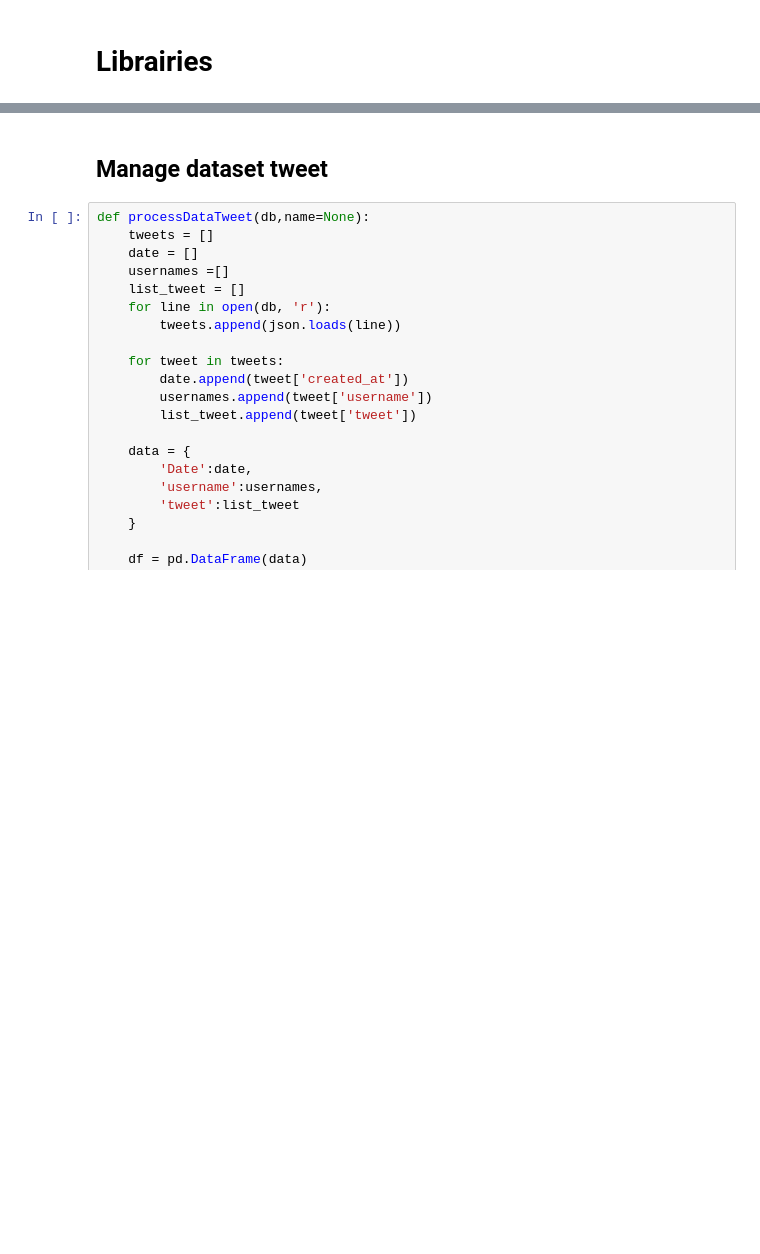
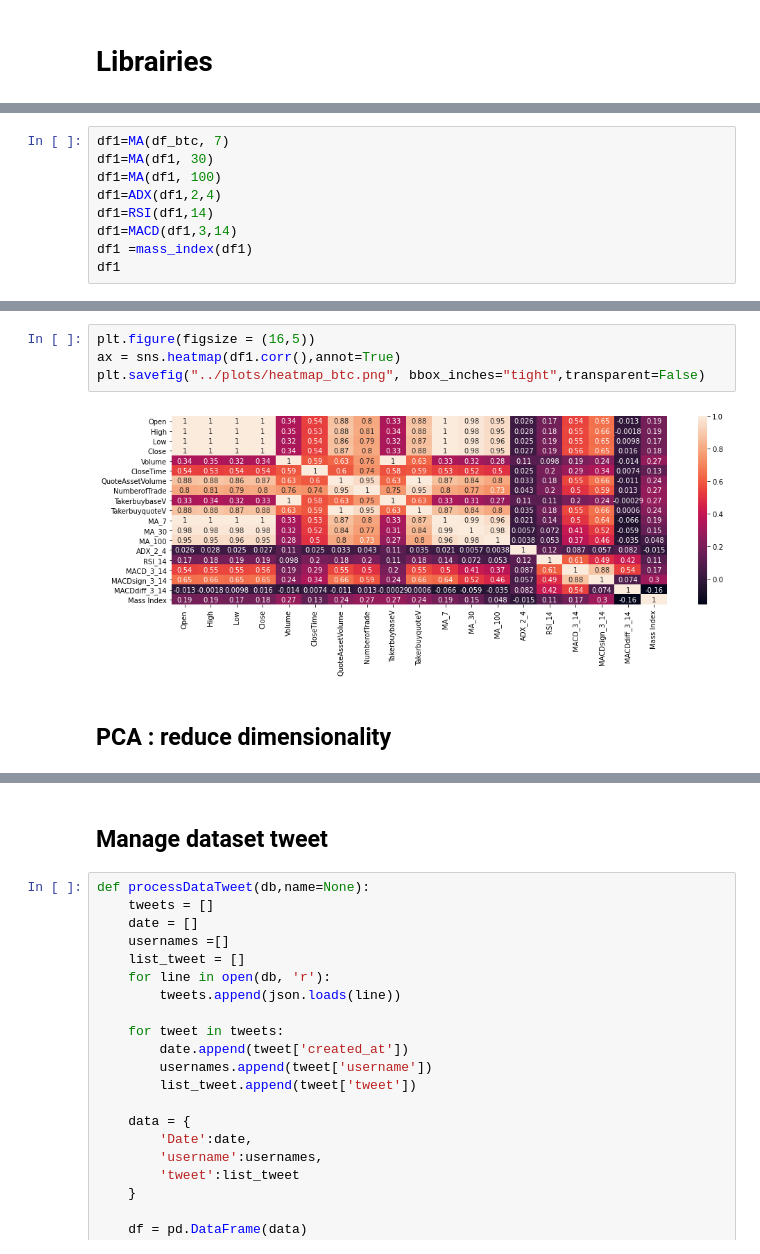
Before and after one commit to dim3003/data-analysis-crypto, a Jupyter notebook: notebooks/gp_notebooks.ipynb, the cells around one changed output, grey strips where cells are left out. Drawn from its saved outputs; the diff is of its cells as text; blank space fills up the shorter version.

```diff
--- a/notebooks/gp_notebooks.ipynb
+++ b/notebooks/gp_notebooks.ipynb
@@ -47,0 +59,9 @@ df_btc
+# %%
+df1=MA(df_btc, 7)
+df1=MA(df1, 30)
+df1=MA(df1, 100)
+df1=ADX(df1,2,4)
+df1=RSI(df1,14)
+df1=MACD(df1,3,14)
+df1 =mass_index(df1)
+df1
@@ -47,0 +82,8 @@ df_btc
+# %%
+plt.figure(figsize = (16,5))
+ax = sns.heatmap(df1.corr(),annot=True)
+plt.savefig("../plots/heatmap_btc.png", bbox_inches="tight",transparent=False)
+# %% [output]
+[figure, added]
+# %% [markdown]
+## PCA : reduce dimensionality
```
Also changed, not shown: parts of 20 cells of this notebook, 4 other files.
